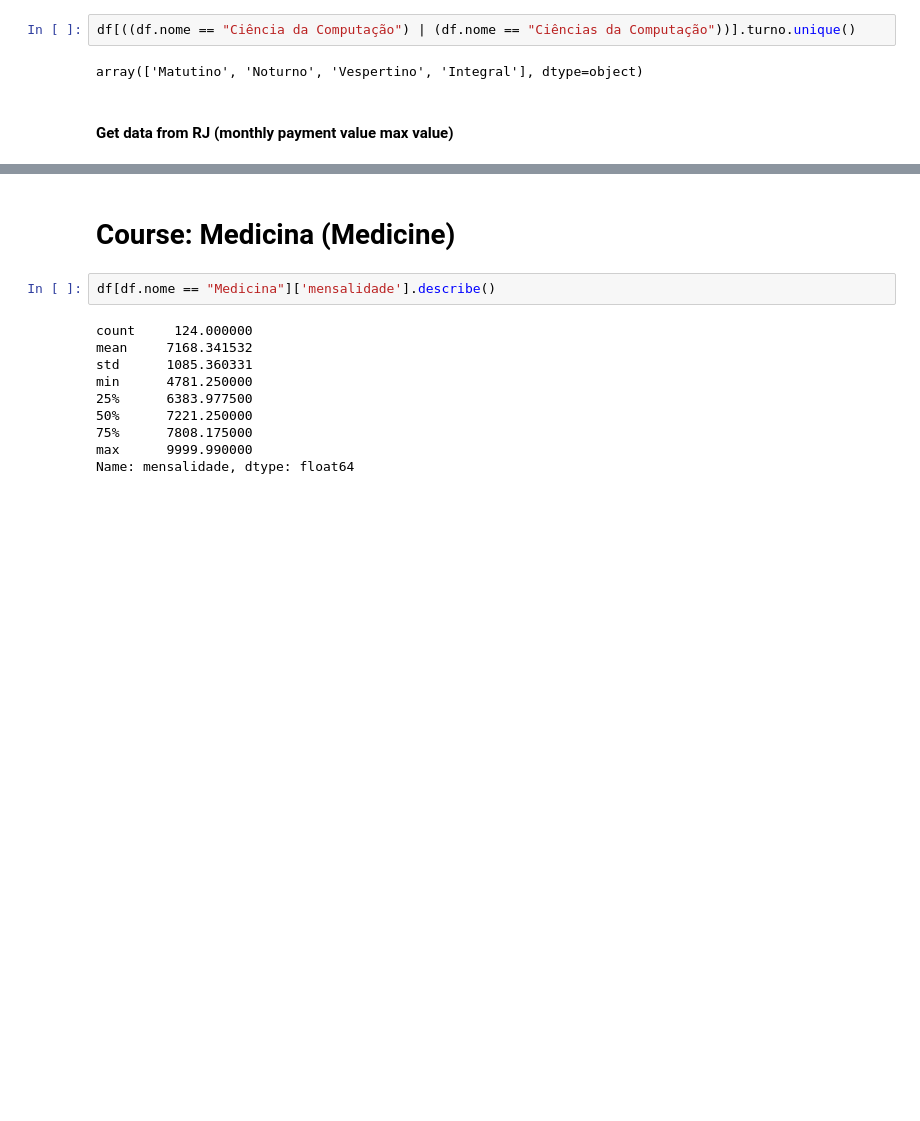
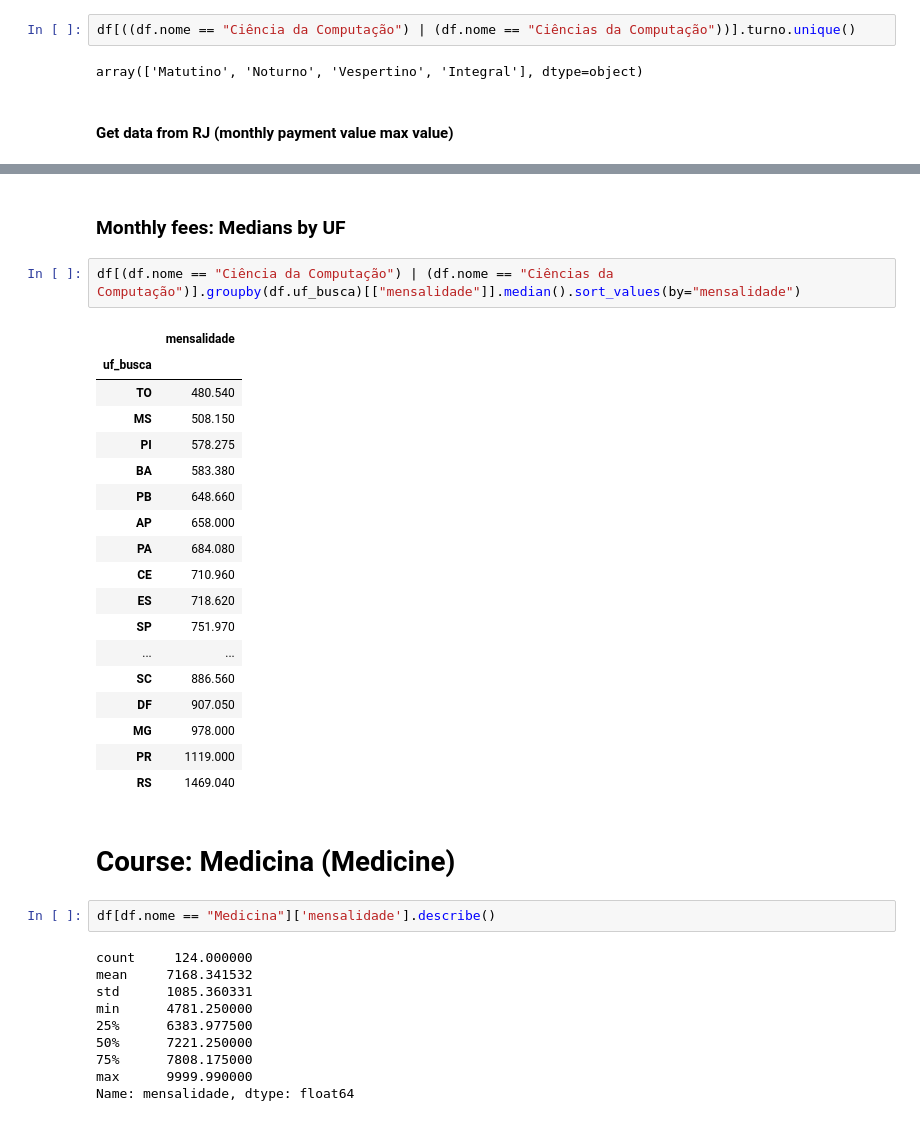
Before and after one commit to cezinha/prouni-project, a Jupyter notebook: ProUni - First Analysis.ipynb, the cells around one changed output, grey strips where cells are left out. Cells and saved outputs as stored; diff of their text form; blank space fills up the shorter version.

Commit message:
medianas e fee
adicionado medianas por UF
troca de payment para fee

```diff
--- a/ProUni - First Analysis.ipynb
+++ b/ProUni - First Analysis.ipynb
@@ -250,6 +250,29 @@ df[((df.nome == "Ciência da Computação") | (df.nome == "Ciências da Computa
 | 5706 | RJ | Rio de Janeiro | Universidade Veiga de Almeida - UVA | UNIDADE SEDE - Tijuca | Ciência da Computação | Bacharelado | Matutino | 1692.76 | ... |
 | 5707 | RJ | Rio de Janeiro | Universidade Veiga de Almeida - UVA | UNIDADE SEDE - Tijuca | Ciência da Computação | Bacharelado | Noturno | 1510.06 | ... |
 | 5708 | RJ | Teresopolis | Centro Universitário Serra dos Ór... | CAMPUS ANTÔNIO PAULO CAPANEMA DE ... | Ciência da Computação | Bacharelado | Noturno | 877.50 | ... |
+# %% [markdown]
+### Monthly fees: Medians by UF
+# %%
+df[(df.nome == "Ciência da Computação") | (df.nome == "Ciências da Computação")].groupby(df.uf_busca)[["mensalidade"]].median().sort_values(by="mensalidade")
+# %% [output]
+|  | mensalidade |
+| uf_busca |  |
+| TO | 480.540 |
+| MS | 508.150 |
+| PI | 578.275 |
+| BA | 583.380 |
+| PB | 648.660 |
+| AP | 658.000 |
+| PA | 684.080 |
+| CE | 710.960 |
+| ES | 718.620 |
+| SP | 751.970 |
+| ... | ... |
+| SC | 886.560 |
+| DF | 907.050 |
+| MG | 978.000 |
+| PR | 1119.000 |
+| RS | 1469.040 |
 # %% [markdown]
 # Course: Medicina (Medicine)
 # %%
```
Also changed, not shown: parts of 13 cells of this notebook.
